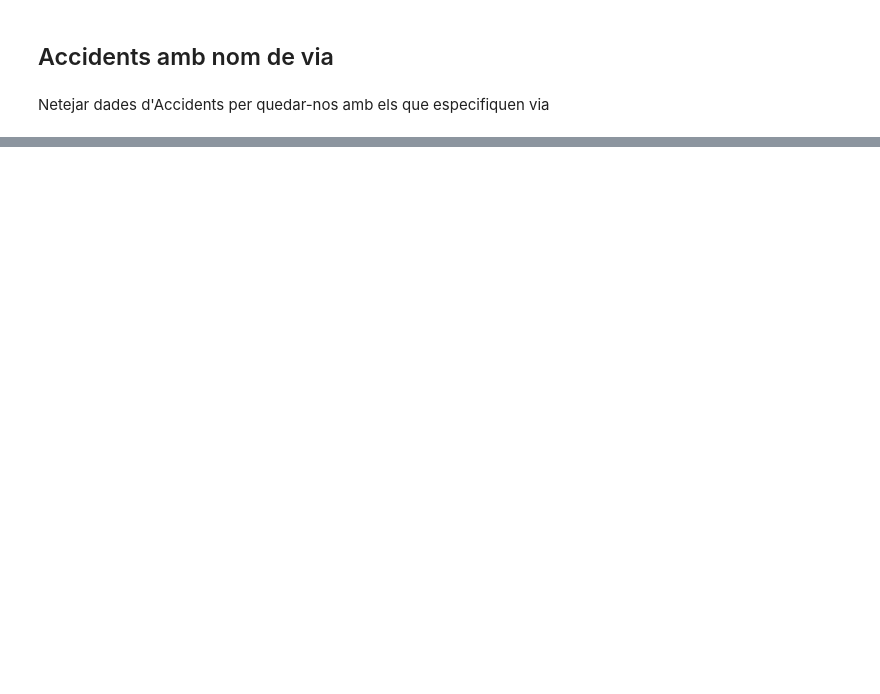
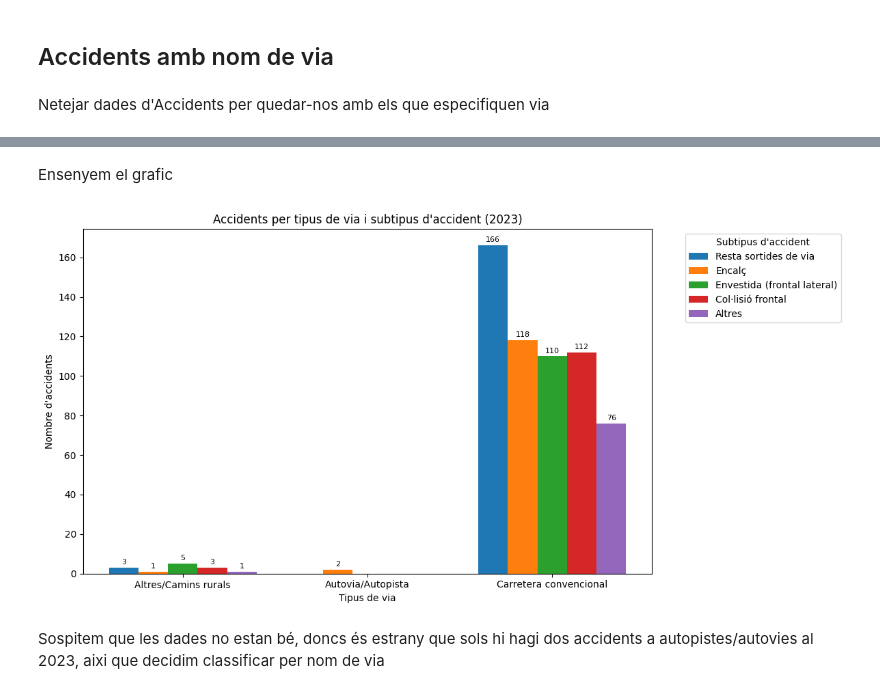
Before and after one commit to SeergiCureero/Proyecto-Analitica-Descriptiva, a Jupyter notebook: main.ipynb, the cells around one changed output, grey strips where cells are left out. Drawn from its saved outputs; the diff is of its cells as text; code cells hidden in the pictures; blank space fills up the shorter version.

```diff
--- a/main.ipynb
+++ b/main.ipynb
@@ -127,0 +19,7 @@ AccidentsCOMPLET [  (AccidentsCOMPLET['F_VICTIMES']>35) & (AccidentsCOMPLET['F_U
+# %%
+AccidentsNomViaHistoric = AccidentsCOMPLET.drop(AccidentsCOMPLET[AccidentsCOMPLET['via'] == 'SE'].index)
+AccidentsPerAny = []
+for i in range(2010,2024):
+    AccidentsPerAny.append(AccidentsNomViaHistoric.drop(AccidentsNomViaHistoric[AccidentsNomViaHistoric['Any'] != i].index))
+AccidentsPerAny[0]
+AccidentsPerAny[13]
@@ -127,0 +273,63 @@ AccidentsCOMPLET [  (AccidentsCOMPLET['F_VICTIMES']>35) & (AccidentsCOMPLET['F_U
+# %% [markdown]
+Ensenyem el grafic
+# %%
+import matplotlib.pyplot as plt
+import numpy as np
+
+# Còpia de seguretat
+df2023 = AccidentsPerAny[13].copy()
+
+# Agrupació de valors
+df2023['D_TIPUS_VIA'] = df2023['D_TIPUS_VIA'].replace({
+    'Autovia': 'Autovia/Autopista',
+    'Autopista': 'Autovia/Autopista',
+    'Altres': 'Altres/Camins rurals',
+    'Camí rural/pista forestal': 'Altres/Camins rurals'
+})
+
+# Taula creuada: files = tipus de via, columnes = subtipus
+taula = pd.crosstab(df2023['D_TIPUS_VIA'], df2023['D_SUBTIPUS_ACCIDENT'])
+
+# Limitem als 5 subtipus més freqüents (opcional per llegibilitat)
+subtipusMesFrequents = taula.sum().sort_values(ascending=False).head(5).index
+taula = taula[subtipusMesFrequents]
+
+# Dades bàsiques
+tipusVia = taula.index.tolist()
+subtipus = taula.columns.tolist()
+n_tipusVia = len(tipusVia)
+n_subtipus = len(subtipus)
+
+x = np.arange(n_tipusVia)  # una posició per cada tipus de via
+ampladaBarra = 0.8 / n_subtipus
+
+fig, ax = plt.subplots(figsize=(12, 6))
+
+# Pintem cada subtipus com una sèrie de barres
+for i, subt in enumerate(subtipus):
+    offset = (i - n_subtipus / 2) * ampladaBarra + ampladaBarra / 2
+    posicions = x + offset
+    valors = taula[subt].values
+
+    bars = ax.bar(posicions, valors, width=ampladaBarra, label=subt)
+
+    # Afegeix etiqueta a sobre
+    for bar in bars:
+        height = bar.get_height()
+        if height > 0:
+            ax.text(bar.get_x() + bar.get_width() / 2, height + 1,
+                    str(int(height)), ha='center', va='bottom', fontsize=8)
+
+# Personalització
+ax.set_title("Accidents per tipus de via i subtipus d'accident (2023)")
+ax.set_xlabel("Tipus de via")
+ax.set_ylabel("Nombre d'accidents")
+ax.set_xticks(x)
+ax.set_xticklabels(tipusVia, rotation=0)
+ax.legend(title="Subtipus d'accident", bbox_to_anchor=(1.05, 1), loc='upper left')
+plt.tight_layout()
+plt.show()
+# %% [output]
+[figure, added]
+# %% [markdown]
+Sospitem que les dades no estan bé, doncs és estrany que sols hi hagi dos accidents a autopistes/autovies al 2023, aixi que decidim classificar per nom de via
```
Also changed, not shown: parts of 41 cells of this notebook, 1 other file.
